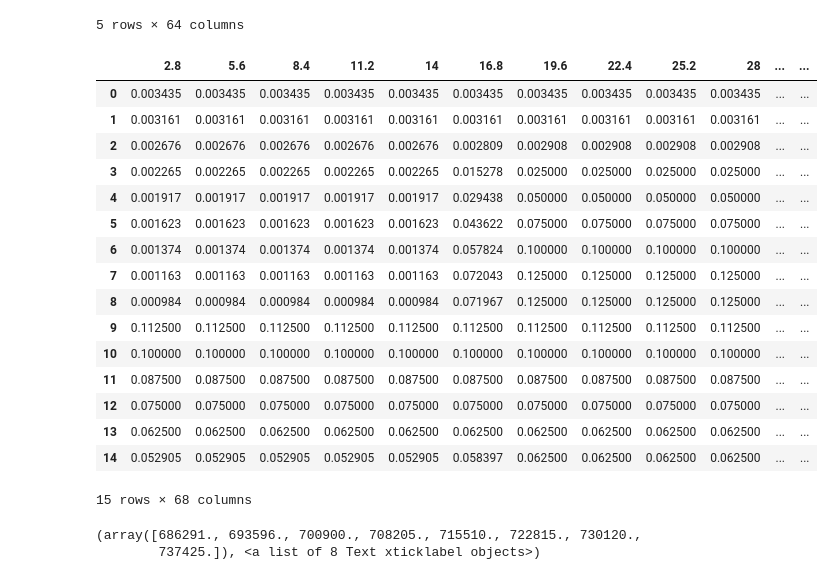
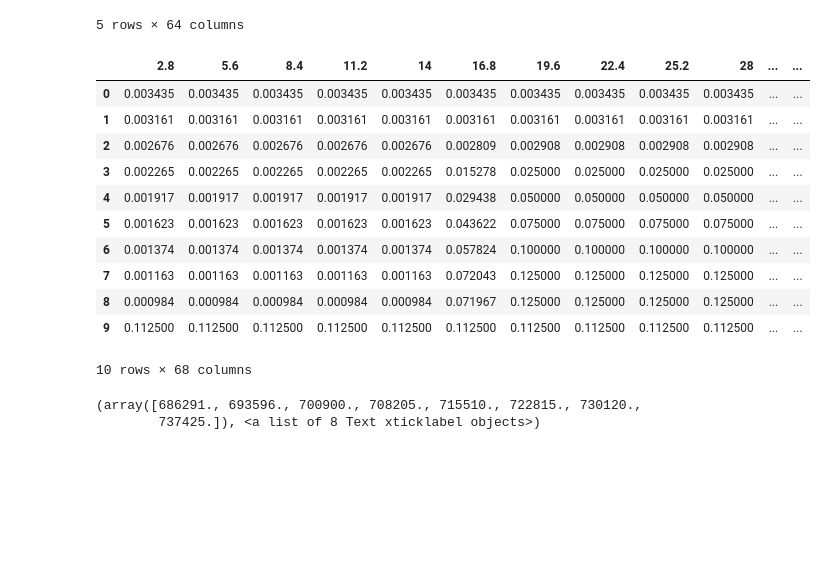
Before and after one commit to DylanHong/MtPinatubo, a Jupyter notebook: Volcano.ipynb, the cells around one changed output. Cells and saved outputs as stored; diff of their text form; code cells hidden in the pictures; blank space fills up the shorter version.

```diff
--- a/Volcano.ipynb
+++ b/Volcano.ipynb
@@ -174,34 +198,30 @@ df1.head()
 | 4 | 0.001917 | 0.001917 | 0.001917 | 0.001917 | 0.001917 | 0.029438 | 0.050000 | 0.050000 | 0.050000 | 0.050000 | ... | ... |
 5 rows × 64 columns
 # %%
+#Clean data
 df1['year'] = df1.index/12 + 1890
 df1['year'] = df1['year'].astype(int)
 df1['month'] = df1.index % 12 + 1
 
 #df1['date'] = str(df1['year'])+ str(df1['month'])
 df1['date'] = pd.to_datetime(df1['year'].astype(str) + df1['month'].astype(str), format='%Y%m')
 
 df1['total'] = df1.loc[:, '2.8':'179.2'].sum(1)
 
-df1.head(15)
+df1.head(10)
 # %% [output]
 |  | 2.8 | 5.6 | 8.4 | 11.2 | 14 | 16.8 | 19.6 | 22.4 | 25.2 | 28 | ... | ... |
 | 0 | 0.003435 | 0.003435 | 0.003435 | 0.003435 | 0.003435 | 0.003435 | 0.003435 | 0.003435 | 0.003435 | 0.003435 | ... | ... |
 | 1 | 0.003161 | 0.003161 | 0.003161 | 0.003161 | 0.003161 | 0.003161 | 0.003161 | 0.003161 | 0.003161 | 0.003161 | ... | ... |
 | 2 | 0.002676 | 0.002676 | 0.002676 | 0.002676 | 0.002676 | 0.002809 | 0.002908 | 0.002908 | 0.002908 | 0.002908 | ... | ... |
 | 3 | 0.002265 | 0.002265 | 0.002265 | 0.002265 | 0.002265 | 0.015278 | 0.025000 | 0.025000 | 0.025000 | 0.025000 | ... | ... |
 | 4 | 0.001917 | 0.001917 | 0.001917 | 0.001917 | 0.001917 | 0.029438 | 0.050000 | 0.050000 | 0.050000 | 0.050000 | ... | ... |
 | 5 | 0.001623 | 0.001623 | 0.001623 | 0.001623 | 0.001623 | 0.043622 | 0.075000 | 0.075000 | 0.075000 | 0.075000 | ... | ... |
 | 6 | 0.001374 | 0.001374 | 0.001374 | 0.001374 | 0.001374 | 0.057824 | 0.100000 | 0.100000 | 0.100000 | 0.100000 | ... | ... |
 | 7 | 0.001163 | 0.001163 | 0.001163 | 0.001163 | 0.001163 | 0.072043 | 0.125000 | 0.125000 | 0.125000 | 0.125000 | ... | ... |
 | 8 | 0.000984 | 0.000984 | 0.000984 | 0.000984 | 0.000984 | 0.071967 | 0.125000 | 0.125000 | 0.125000 | 0.125000 | ... | ... |
 | 9 | 0.112500 | 0.112500 | 0.112500 | 0.112500 | 0.112500 | 0.112500 | 0.112500 | 0.112500 | 0.112500 | 0.112500 | ... | ... |
-| 10 | 0.100000 | 0.100000 | 0.100000 | 0.100000 | 0.100000 | 0.100000 | 0.100000 | 0.100000 | 0.100000 | 0.100000 | ... | ... |
-| 11 | 0.087500 | 0.087500 | 0.087500 | 0.087500 | 0.087500 | 0.087500 | 0.087500 | 0.087500 | 0.087500 | 0.087500 | ... | ... |
-| 12 | 0.075000 | 0.075000 | 0.075000 | 0.075000 | 0.075000 | 0.075000 | 0.075000 | 0.075000 | 0.075000 | 0.075000 | ... | ... |
-| 13 | 0.062500 | 0.062500 | 0.062500 | 0.062500 | 0.062500 | 0.062500 | 0.062500 | 0.062500 | 0.062500 | 0.062500 | ... | ... |
-| 14 | 0.052905 | 0.052905 | 0.052905 | 0.052905 | 0.052905 | 0.058397 | 0.062500 | 0.062500 | 0.062500 | 0.062500 | ... | ... |
-15 rows × 68 columns
+10 rows × 68 columns
 # %%
 rand = df1.query('year >1990 and year < 1995')
 # %%
```
Also changed, not shown: parts of 15 cells of this notebook.
